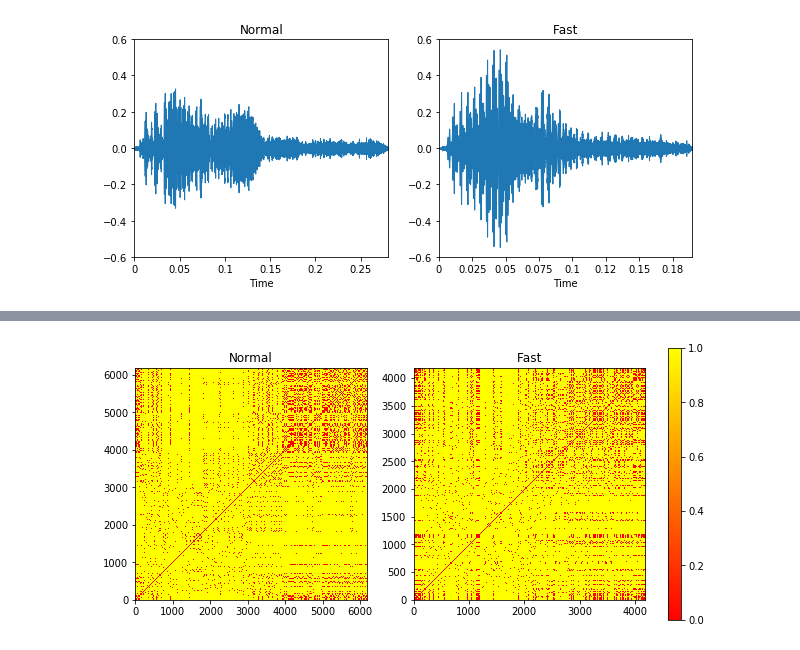
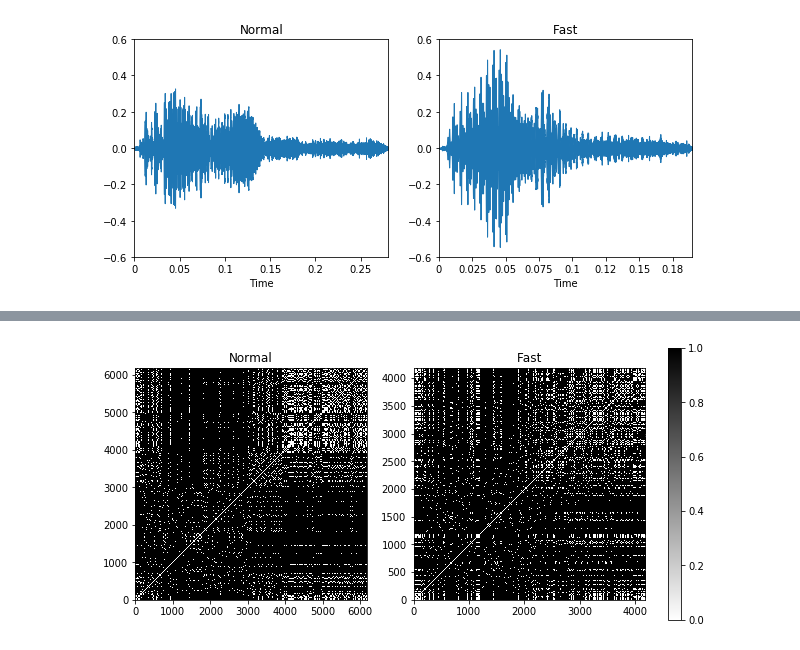
Before and after one commit to jaekookang/recurrence_quantification_analysis, a Jupyter notebook: example_numpy.ipynb, the cells around one changed output, grey strips where cells are left out. Saved outputs shown, nothing was run; the diff lists cells and outputs as text; code cells hidden in the pictures.

```diff
--- a/example_numpy.ipynb
+++ b/example_numpy.ipynb
@@ -61,10 +61,10 @@ rec_mat_n = get_recurrence_matrix(yn)
 rec_mat_f = get_recurrence_matrix(yf)
 # %%
 fig, arr = plt.subplots(1,2, figsize=(10,5), facecolor='white')
-ax1 = arr[0].imshow(rec_mat_n, origin='lower', cmap='autumn')
+ax1 = arr[0].imshow(rec_mat_n, origin='lower', cmap='binary')
 arr[0].set_title('Normal')
-ax2 = arr[1].imshow(rec_mat_f, origin='lower', cmap='autumn')
+ax2 = arr[1].imshow(rec_mat_f, origin='lower', cmap='binary')
 arr[1].set_title('Fast')
 cax = fig.colorbar(ax2, ax=arr.ravel().tolist(), fraction=0.046, pad=0.04)
 # %% [output]
-[figure, old version]
+[figure, new version]
```
